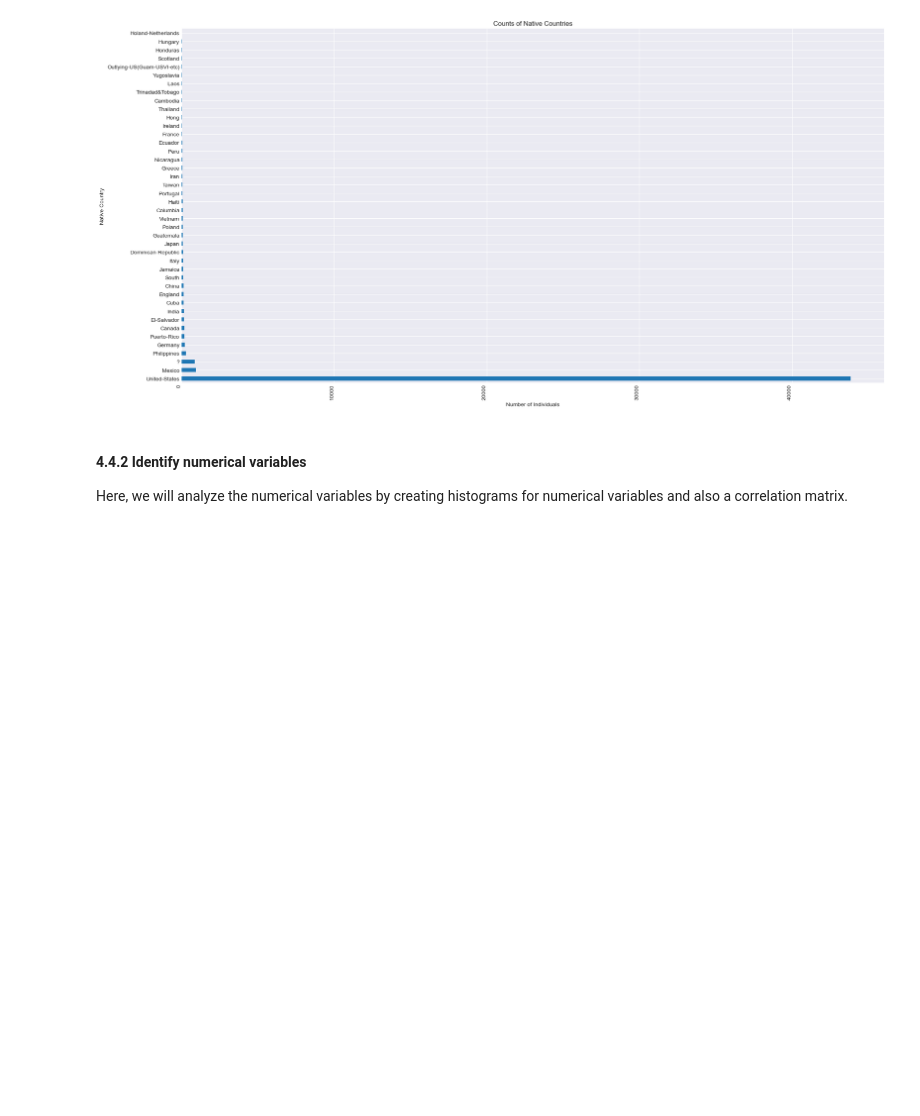
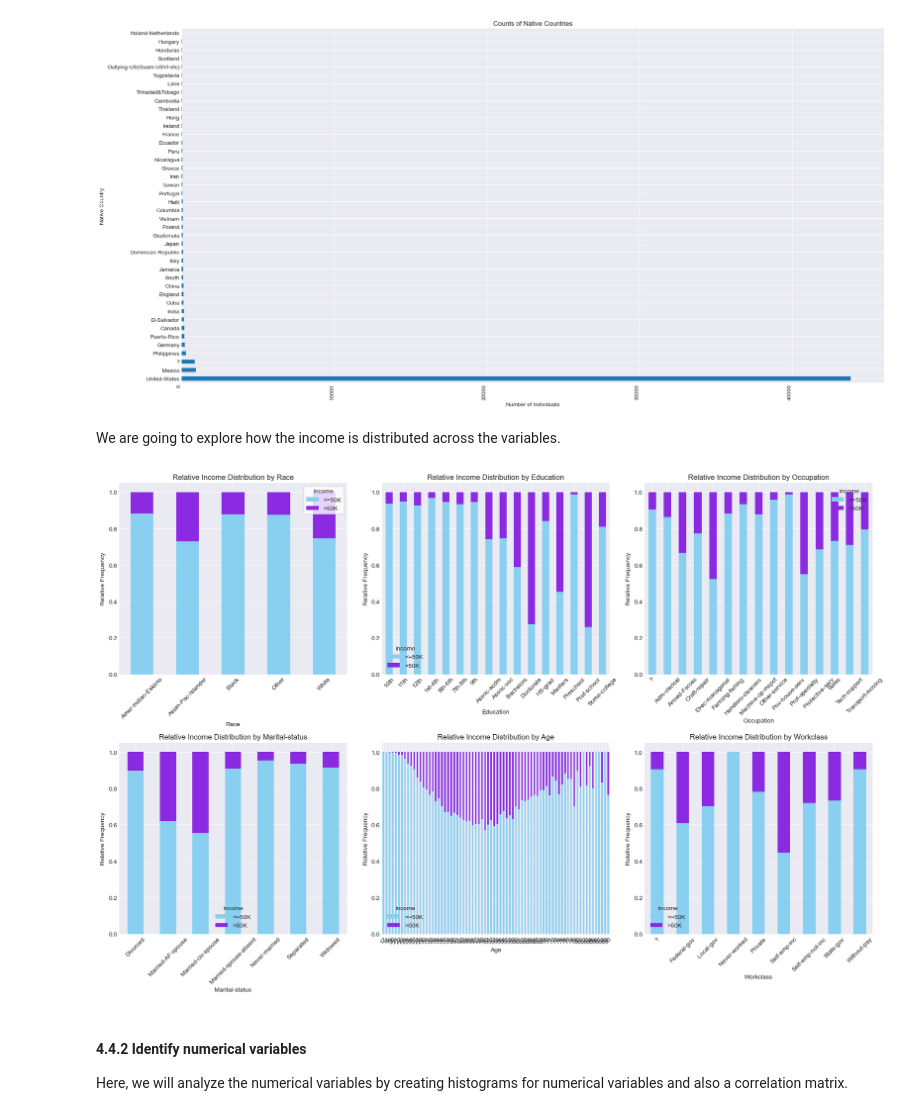
Before and after one commit to fhswf-study-projects/mlops-project, a Jupyter notebook: 01_Daten_Exploration_und_Validierung-en.ipynb, the cells around one changed output. Drawn from its saved outputs; the diff is of its cells as text; code cells hidden in the pictures; blank space fills up the shorter version.

```diff
--- a/01_Daten_Exploration_und_Validierung-en.ipynb
+++ b/01_Daten_Exploration_und_Validierung-en.ipynb
@@ -162,6 +162,49 @@ plt.show()
 [figure]
 [figure]
 [figure]
+# %% [markdown]
+We are going to explore how the income is distributed across the variables.
+# %%
+
+
+# Group by race and income to calculate absolute frequencies
+income_distribution = df.groupby(["race", "income"]).size().unstack()
+
+# Convert to relative frequencies
+income_distribution = income_distribution.div(income_distribution.sum(axis=1), axis=0)
+
+# Define colors: Light Blue for <=50K, Purple for >50K
+colors = ["#89CFF0", "#8A2BE2"]
+
+# Create stacked bar chart for income distribution by race
+fig, axes = plt.subplots(2, 3, figsize=(18, 12))  # 2 rows, 3 columns layout
+axes = axes.flatten()  # Flatten axes for easy indexing
+
+# Define features to visualize
+features = ["race", "education", "occupation", "marital-status", "age", "workclass"]
+
+for i, feature in enumerate(features):
+    feature_distribution = df.groupby([feature, "income"]).size().unstack()
+    feature_distribution = feature_distribution.div(feature_distribution.sum(axis=1), axis=0)
+
+    # Plot stacked bar chart
+    feature_distribution.plot(kind="bar", stacked=True, color=colors, ax=axes[i])
+
+    # Set titles and labels
+    axes[i].set_title(f"Relative Income Distribution by {feature.capitalize()}")
+    axes[i].set_xlabel(feature.capitalize())
+    axes[i].set_ylabel("Relative Frequency")
+    axes[i].tick_params(axis="x", rotation=45)
+
+# Customize legend with a white background
+legend = axes[0].legend(title="Income", labels=["<=50K", ">50K"], frameon=True)
+legend.get_frame().set_facecolor("white")
+
+# Adjust layout for better readability
+plt.tight_layout()
+plt.show()
+# %% [output]
+[figure, added]
 # %% [markdown]
 #### 4.4.2 Identify numerical variables
 
```
Also changed, not shown: parts of 1 cell of this notebook.
